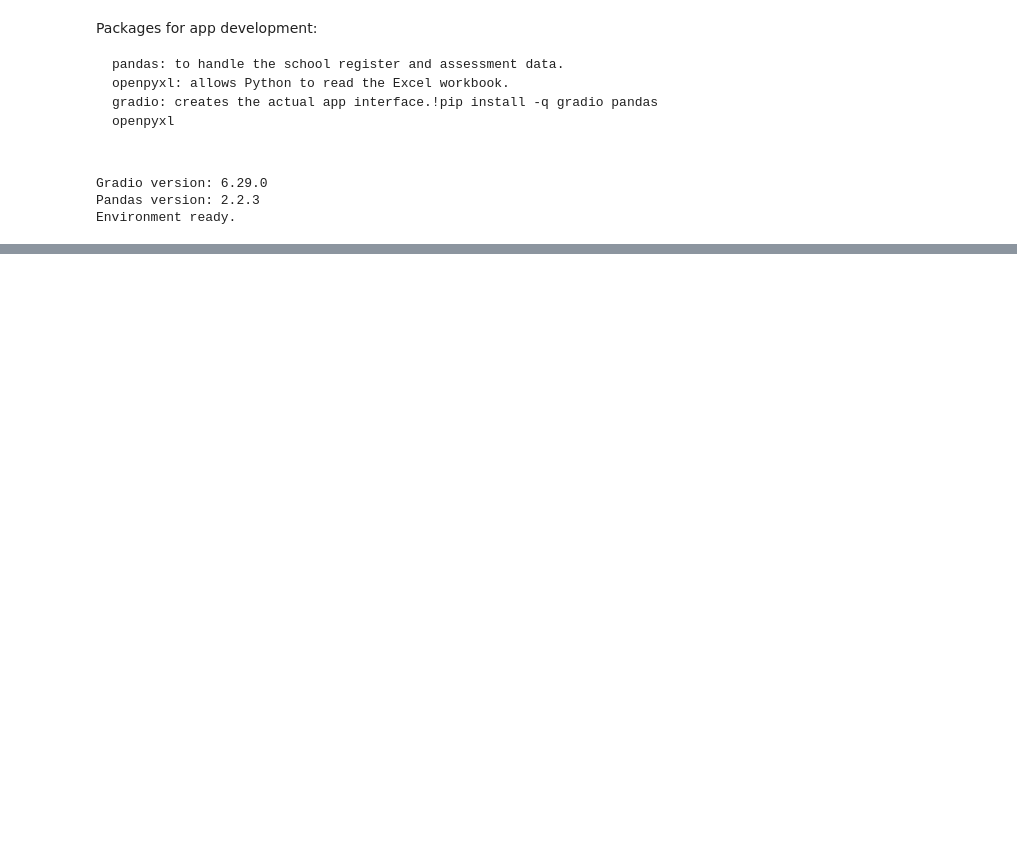
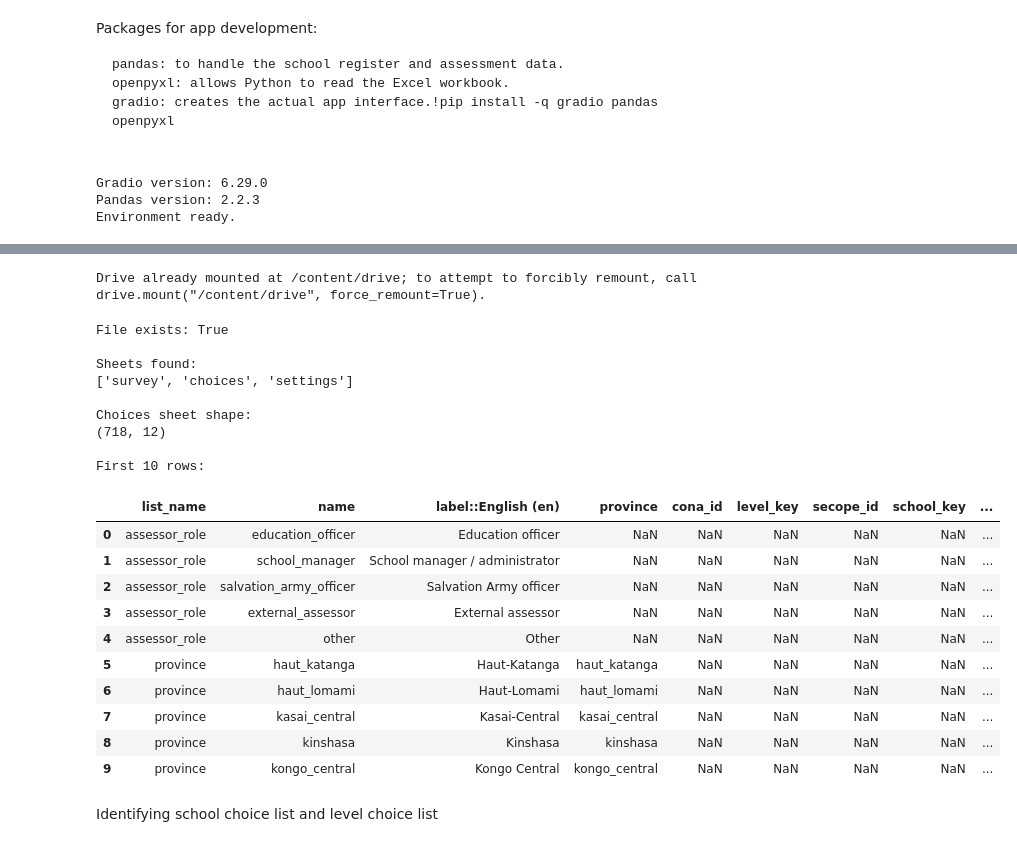
Before and after one commit to chipojaya1/sawso-education-data-system, a Jupyter notebook: DRC_School_Assessment_App_v0_1.ipynb, the cells around one changed output, grey strips where cells are left out. Saved outputs shown, nothing was run; the diff lists cells and outputs as text; code cells hidden in the pictures; blank space fills up the shorter version.

```diff
--- a/DRC_School_Assessment_App_v0_1.ipynb
+++ b/DRC_School_Assessment_App_v0_1.ipynb
@@ -19,0 +61,50 @@ Environment ready.
+# %%
+# Uploading the current DRC Kobo workbook
+from google.colab import drive
+drive.mount('/content/drive')
+# %% [output]
+Drive already mounted at /content/drive; to attempt to forcibly remount, call drive.mount("/content/drive", force_remount=True).
+# %%
+# Load and inspect the data
+file_path = "/content/drive/MyDrive/SAWSO/DRC/Kobo form/DRC_School_Assessment_Kobo_Starter_v3.3.xlsx"
+
+import os
+import pandas as pd
+
+print("File exists:", os.path.exists(file_path))
+
+excel_file = pd.ExcelFile(file_path)
+
+print("\nSheets found:")
+print(excel_file.sheet_names)
+
+choices_df = pd.read_excel(file_path, sheet_name="choices")
+
+print("\nChoices sheet shape:")
+print(choices_df.shape)
+
+print("\nFirst 10 rows:")
+display(choices_df.head(10))
+# %% [output]
+File exists: True
+
+Sheets found:
+['survey', 'choices', 'settings']
+
+Choices sheet shape:
+(718, 12)
+
+First 10 rows:
+|  | list_name | name | label::English (en) | province | cona_id | level_key | secope_id | school_key | ... |
+| 0 | assessor_role | education_officer | Education officer | NaN | NaN | NaN | NaN | NaN | ... |
+| 1 | assessor_role | school_manager | School manager / administrator | NaN | NaN | NaN | NaN | NaN | ... |
+| 2 | assessor_role | salvation_army_officer | Salvation Army officer | NaN | NaN | NaN | NaN | NaN | ... |
+| 3 | assessor_role | external_assessor | External assessor | NaN | NaN | NaN | NaN | NaN | ... |
+| 4 | assessor_role | other | Other | NaN | NaN | NaN | NaN | NaN | ... |
+| 5 | province | haut_katanga | Haut-Katanga | haut_katanga | NaN | NaN | NaN | NaN | ... |
+| 6 | province | haut_lomami | Haut-Lomami | haut_lomami | NaN | NaN | NaN | NaN | ... |
+| 7 | province | kasai_central | Kasai-Central | kasai_central | NaN | NaN | NaN | NaN | ... |
+| 8 | province | kinshasa | Kinshasa | kinshasa | NaN | NaN | NaN | NaN | ... |
+| 9 | province | kongo_central | Kongo Central | kongo_central | NaN | NaN | NaN | NaN | ... |
+# %% [markdown]
+Identifying school choice list and level choice list
```
Also changed, not shown: parts of 25 cells of this notebook.
